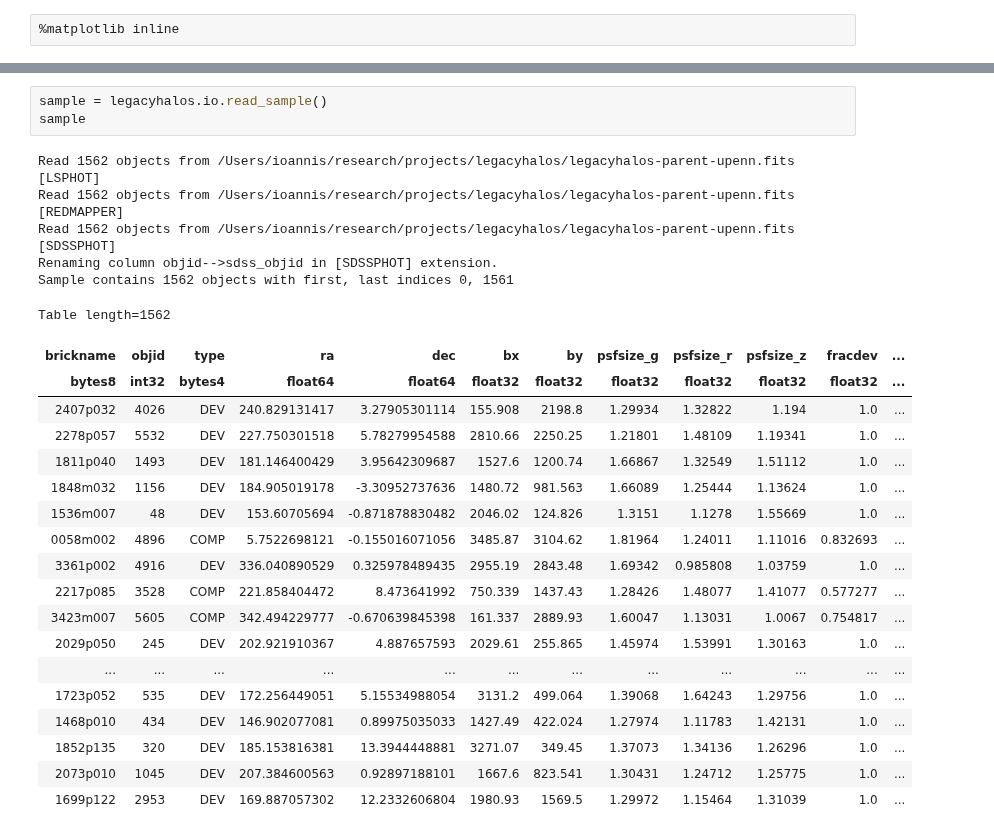
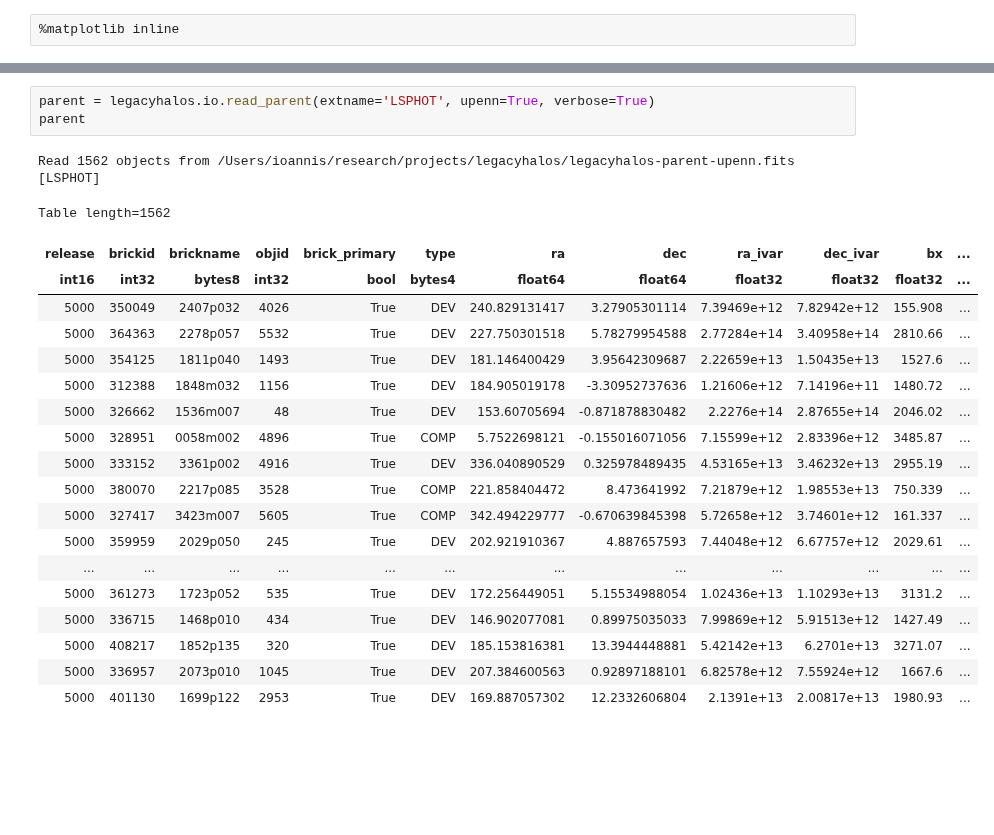
Before and after one commit to moustakas/legacyhalos, a Jupyter notebook: doc/nb/legacyhalos-results.ipynb, the cells around one changed output, grey strips where cells are left out. Drawn from its saved outputs; the diff is of its cells as text; blank space fills up the shorter version.

```diff
--- a/doc/nb/legacyhalos-results.ipynb
+++ b/doc/nb/legacyhalos-results.ipynb
@@ -16,28 +36,24 @@ AttributeError: module 'legacyhalos.io' has no attribute 'read_results'
-# %%
-sample = legacyhalos.io.read_sample()
-sample
-# %% [output]
-Read 1562 objects from /Users/ioannis/research/projects/legacyhalos/legacyhalos-parent-upenn.fits [LSPHOT]
-Read 1562 objects from /Users/ioannis/research/projects/legacyhalos/legacyhalos-parent-upenn.fits [REDMAPPER]
-Read 1562 objects from /Users/ioannis/research/projects/legacyhalos/legacyhalos-parent-upenn.fits [SDSSPHOT]
-Renaming column objid-->sdss_objid in [SDSSPHOT] extension.
-Sample contains 1562 objects with first, last indices 0, 1561
-Table length=1562
-| brickname | objid | type | ra | dec | bx | by | psfsize_g | psfsize_r | psfsize_z | fracdev | ... |
-| bytes8 | int32 | bytes4 | float64 | float64 | float32 | float32 | float32 | float32 | float32 | float32 | ... |
-| 2407p032 | 4026 | DEV | 240.829131417 | 3.27905301114 | 155.908 | 2198.8 | 1.29934 | 1.32822 | 1.194 | 1.0 | ... |
-| 2278p057 | 5532 | DEV | 227.750301518 | 5.78279954588 | 2810.66 | 2250.25 | 1.21801 | 1.48109 | 1.19341 | 1.0 | ... |
-| 1811p040 | 1493 | DEV | 181.146400429 | 3.95642309687 | 1527.6 | 1200.74 | 1.66867 | 1.32549 | 1.51112 | 1.0 | ... |
-| 1848m032 | 1156 | DEV | 184.905019178 | -3.30952737636 | 1480.72 | 981.563 | 1.66089 | 1.25444 | 1.13624 | 1.0 | ... |
-| 1536m007 | 48 | DEV | 153.60705694 | -0.871878830482 | 2046.02 | 124.826 | 1.3151 | 1.1278 | 1.55669 | 1.0 | ... |
-| 0058m002 | 4896 | COMP | 5.7522698121 | -0.155016071056 | 3485.87 | 3104.62 | 1.81964 | 1.24011 | 1.11016 | 0.832693 | ... |
-| 3361p002 | 4916 | DEV | 336.040890529 | 0.325978489435 | 2955.19 | 2843.48 | 1.69342 | 0.985808 | 1.03759 | 1.0 | ... |
-| 2217p085 | 3528 | COMP | 221.858404472 | 8.473641992 | 750.339 | 1437.43 | 1.28426 | 1.48077 | 1.41077 | 0.577277 | ... |
-| 3423m007 | 5605 | COMP | 342.494229777 | -0.670639845398 | 161.337 | 2889.93 | 1.60047 | 1.13031 | 1.0067 | 0.754817 | ... |
-| 2029p050 | 245 | DEV | 202.921910367 | 4.887657593 | 2029.61 | 255.865 | 1.45974 | 1.53991 | 1.30163 | 1.0 | ... |
-| ... | ... | ... | ... | ... | ... | ... | ... | ... | ... | ... | ... |
-| 1723p052 | 535 | DEV | 172.256449051 | 5.15534988054 | 3131.2 | 499.064 | 1.39068 | 1.64243 | 1.29756 | 1.0 | ... |
-| 1468p010 | 434 | DEV | 146.902077081 | 0.89975035033 | 1427.49 | 422.024 | 1.27974 | 1.11783 | 1.42131 | 1.0 | ... |
-| 1852p135 | 320 | DEV | 185.153816381 | 13.3944448881 | 3271.07 | 349.45 | 1.37073 | 1.34136 | 1.26296 | 1.0 | ... |
-| 2073p010 | 1045 | DEV | 207.384600563 | 0.92897188101 | 1667.6 | 823.541 | 1.30431 | 1.24712 | 1.25775 | 1.0 | ... |
-| 1699p122 | 2953 | DEV | 169.887057302 | 12.2332606804 | 1980.93 | 1569.5 | 1.29972 | 1.15464 | 1.31039 | 1.0 | ... |
+# %%
+parent = legacyhalos.io.read_parent(extname='LSPHOT', upenn=True, verbose=True)
+parent
+# %% [output]
+Read 1562 objects from /Users/ioannis/research/projects/legacyhalos/legacyhalos-parent-upenn.fits [LSPHOT]
+Table length=1562
+| release | brickid | brickname | objid | brick_primary | type | ra | dec | ra_ivar | dec_ivar | bx | ... |
+| int16 | int32 | bytes8 | int32 | bool | bytes4 | float64 | float64 | float32 | float32 | float32 | ... |
+| 5000 | 350049 | 2407p032 | 4026 | True | DEV | 240.829131417 | 3.27905301114 | 7.39469e+12 | 7.82942e+12 | 155.908 | ... |
+| 5000 | 364363 | 2278p057 | 5532 | True | DEV | 227.750301518 | 5.78279954588 | 2.77284e+14 | 3.40958e+14 | 2810.66 | ... |
+| 5000 | 354125 | 1811p040 | 1493 | True | DEV | 181.146400429 | 3.95642309687 | 2.22659e+13 | 1.50435e+13 | 1527.6 | ... |
+| 5000 | 312388 | 1848m032 | 1156 | True | DEV | 184.905019178 | -3.30952737636 | 1.21606e+12 | 7.14196e+11 | 1480.72 | ... |
+| 5000 | 326662 | 1536m007 | 48 | True | DEV | 153.60705694 | -0.871878830482 | 2.2276e+14 | 2.87655e+14 | 2046.02 | ... |
+| 5000 | 328951 | 0058m002 | 4896 | True | COMP | 5.7522698121 | -0.155016071056 | 7.15599e+12 | 2.83396e+12 | 3485.87 | ... |
+| 5000 | 333152 | 3361p002 | 4916 | True | DEV | 336.040890529 | 0.325978489435 | 4.53165e+13 | 3.46232e+13 | 2955.19 | ... |
+| 5000 | 380070 | 2217p085 | 3528 | True | COMP | 221.858404472 | 8.473641992 | 7.21879e+12 | 1.98553e+13 | 750.339 | ... |
+| 5000 | 327417 | 3423m007 | 5605 | True | COMP | 342.494229777 | -0.670639845398 | 5.72658e+12 | 3.74601e+12 | 161.337 | ... |
+| 5000 | 359959 | 2029p050 | 245 | True | DEV | 202.921910367 | 4.887657593 | 7.44048e+12 | 6.67757e+12 | 2029.61 | ... |
+| ... | ... | ... | ... | ... | ... | ... | ... | ... | ... | ... | ... |
+| 5000 | 361273 | 1723p052 | 535 | True | DEV | 172.256449051 | 5.15534988054 | 1.02436e+13 | 1.10293e+13 | 3131.2 | ... |
+| 5000 | 336715 | 1468p010 | 434 | True | DEV | 146.902077081 | 0.89975035033 | 7.99869e+12 | 5.91513e+12 | 1427.49 | ... |
+| 5000 | 408217 | 1852p135 | 320 | True | DEV | 185.153816381 | 13.3944448881 | 5.42142e+13 | 6.2701e+13 | 3271.07 | ... |
+| 5000 | 336957 | 2073p010 | 1045 | True | DEV | 207.384600563 | 0.92897188101 | 6.82578e+12 | 7.55924e+12 | 1667.6 | ... |
+| 5000 | 401130 | 1699p122 | 2953 | True | DEV | 169.887057302 | 12.2332606804 | 2.1391e+13 | 2.00817e+13 | 1980.93 | ... |
```
Also changed, not shown: parts of 8 cells of this notebook, 2 other files.
